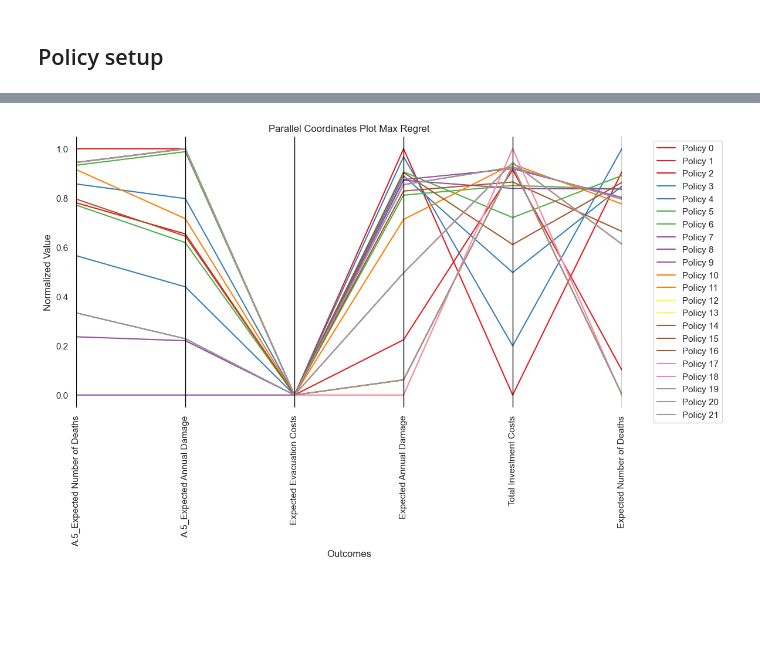
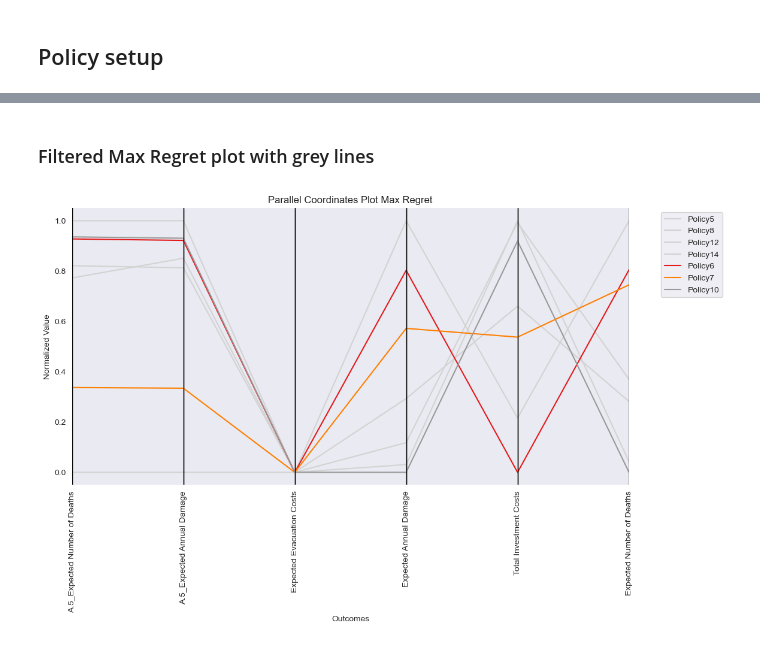
Before and after one commit to roesel1/EPA141A---MD, a Jupyter notebook: final assignment/robustness_metrics.ipynb, the cells around one changed output, grey strips where cells are left out. Saved outputs shown, nothing was run; the diff lists cells and outputs as text; code cells hidden in the pictures; blank space fills up the shorter version.

```diff
--- a/final assignment/robustness_metrics.ipynb
+++ b/final assignment/robustness_metrics.ipynb
@@ -300,6 +273,7 @@ plt.show()
 def calculate_regret(data, best):
     return np.abs(best-data)
 # %%
+#Calculate max regret for every policy
 experiments, outcomes = results
 
 overall_regret = {}
@@ -307,27 +281,18 @@ max_regret = {}
 for outcome in dike_model.outcomes:
     policy_column = experiments['policy']
 
-    # create a DataFrame with all the relevent information
-    # i.e., policy, scenario_id, and scores
+    #Create the dataframe with useful information
     data = pd.DataFrame({outcome.name: outcomes[outcome.name],
                          "policy":experiments['policy'],
                          "scenario":experiments['scenario']})
 
-    # reorient the data by indexing with policy and scenario id
+    #Only take into account policies that were selected from the signal to noise outcomes
+    data = data[data['policy'].isin(pols_after_sn)]
+
     data = data.pivot(index='scenario', columns='policy')
-
-    # flatten the resulting hierarchical index resulting from
-    # pivoting, (might be a nicer solution possible)
     data.columns = data.columns.get_level_values(1)
 
-    # we need to control the broadcasting.
-    # max returns a 1d vector across scenario id. By passing
-    # np.newaxis we ensure that the shape is the same as the data
-    # next we take the absolute value
-    #
-    # basically we take the difference of the maximum across
-    # the row and the actual values in the row
-    #
+    #Get difference between max and actual values in the row
     outcome_regret = (data.max(axis=1).values[:, np.newaxis] - data).abs()
 
     overall_regret[outcome.name] = outcome_regret
@@ -371,40 +309,54 @@ plt.show()
+# %% [markdown]
+### Filtered Max Regret plot with grey lines
 # %%
 data = max_regret.copy()
 
 plt.style.use({'figure.facecolor': 'white'})
 
 # Normalize the data
 zero_columns = data.columns[(data == 0).all()]
 data_normalized = data.copy()
 for col in data.columns:
     if col not in zero_columns:
         data_normalized[col] = (data[col] - data[col].min()) / (data[col].max() - data[col].min())
+data_normalized = data_normalized.reset_index()
 
-data_normalized['class'] = ['Policy ' + str(i) for i in range(len(data_normalized))]
+#Filter out rows that have a max regret value of higher than the threshold
+cols1 = ['A.5_Expected Number of Deaths', 'A.5_Expected Annual Damage','Expected Evacuation Costs',
+        'Expected Annual Damage', 'Total Investment Costs', 'Expected Number of Deaths']
+data_normalized['grey'] = data_normalized.apply(lambda row: 1 if any(row[cols1] > 0.975) else 0, axis=1)
+cols1.append('policy')
 
 plt.figure(figsize=(12, 6))
-parallel_coordinates(data_normalized, 'class', colormap=plt.get_cmap("Set1"))
+
+#Create two seperate dataframes to plot grey and coloured lines
+grey1 = data_normalized[data_normalized['grey'] == 1]
+non_grey1 = data_normalized[data_normalized['grey'] == 0]
+
+#Plot grey and coloured lines seperately
+parallel_coordinates(grey1.loc[:, cols1], 'policy', color='lightgrey', )
+parallel_coordinates(non_grey1.loc[:, cols1], 'policy', colormap=plt.get_cmap("Set1"))
+
 
 plt.title("Parallel Coordinates Plot Max Regret")
 plt.xlabel("Outcomes")
 plt.ylabel("Normalized Value")
 
 ax = plt.gca()
 
-sns.set_theme(style="white")
-# Rotate x-axis labels
+#Makes sure that x labels are vertically positioned
 ax.set_xticklabels(ax.get_xticklabels(), rotation=90)
 
-# Move legend to the right side
+#Makes sure the legend is on the right side of the graph
 plt.legend(bbox_to_anchor=(1.05, 1), loc='upper left')
 
-
+#Remove the background grid
 plt.grid(False)
 plt.gca().spines['top'].set_visible(False)
 plt.gca().spines['right'].set_visible(False)
 plt.gca().spines['left'].set_visible(False)
 plt.gca().spines['bottom'].set_visible(False)
 
 plt.show()
 # %% [output]
-[figure, old version]
+[figure, new version]
```
Also changed, not shown: parts of 34 cells of this notebook.
